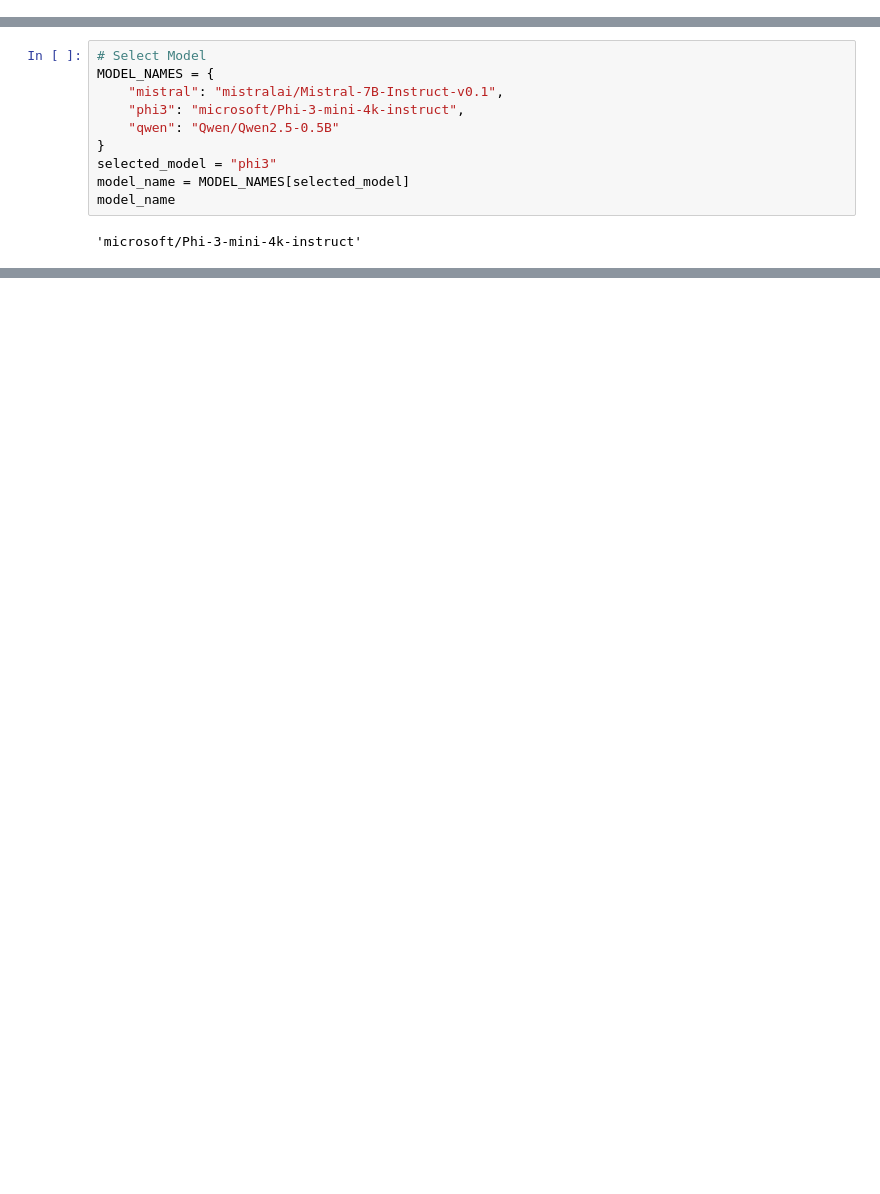
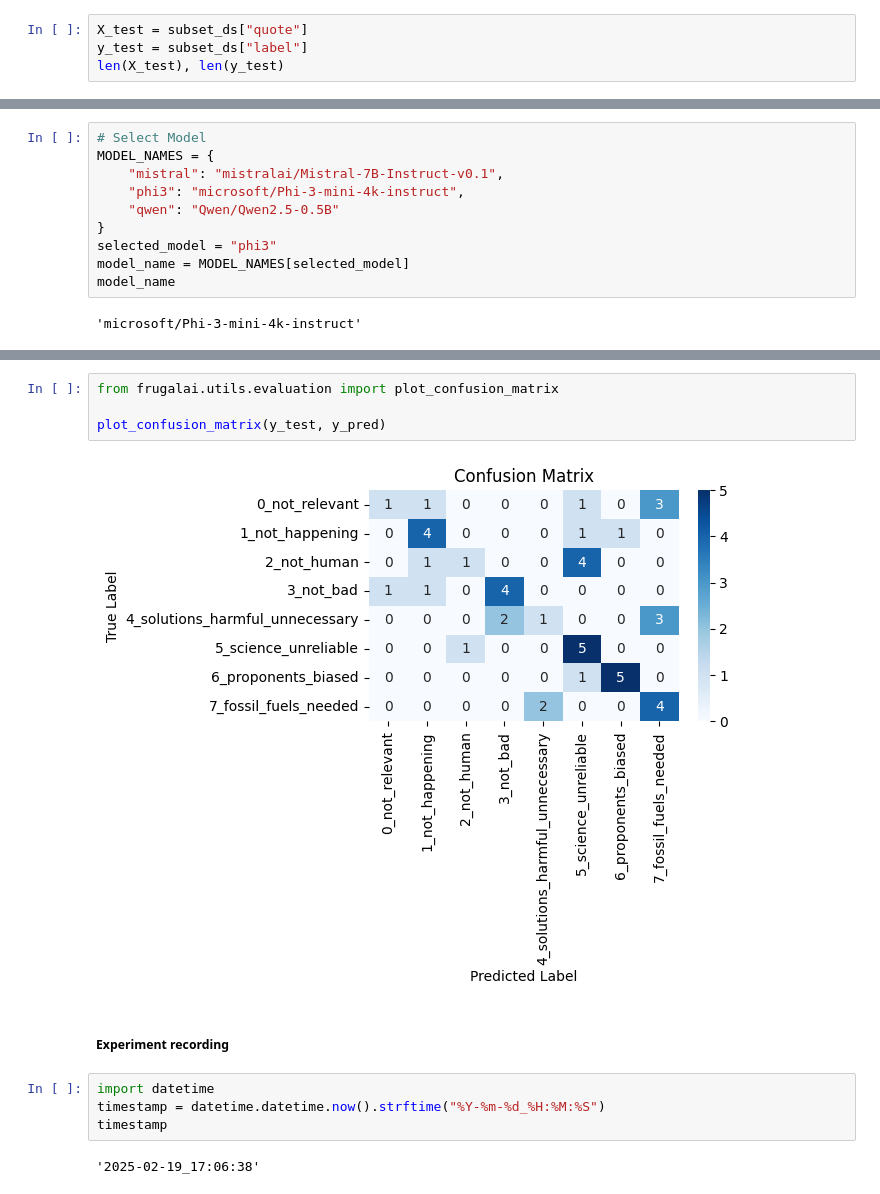
Before and after one commit to Arivima/frugal-ai-challenge, a Jupyter notebook: training/Langchain_Baseline.ipynb, the cells around one changed output, grey strips where cells are left out. Saved outputs shown, nothing was run; the diff lists cells and outputs as text; blank space fills up the shorter version.

```diff
--- a/training/Langchain_Baseline.ipynb
+++ b/training/Langchain_Baseline.ipynb
@@ -43,0 +105,4 @@ X_test.shape, y_test.shape, y_test.value_counts(normalize=True)
+# %%
+X_test = subset_ds["quote"]
+y_test = subset_ds["label"]
+len(X_test), len(y_test)
@@ -403,0 +499,14 @@ performance
+# %%
+from frugalai.utils.evaluation import plot_confusion_matrix
+
+plot_confusion_matrix(y_test, y_pred)
+# %% [output]
+[figure, added]
+# %% [markdown]
+##### **Experiment recording**
+# %%
+import datetime
+timestamp = datetime.datetime.now().strftime("%Y-%m-%d_%H:%M:%S")
+timestamp
+# %% [output]
+'2025-02-19_17:06:38'
```
Also changed, not shown: parts of 72 cells of this notebook, 16 other files.
